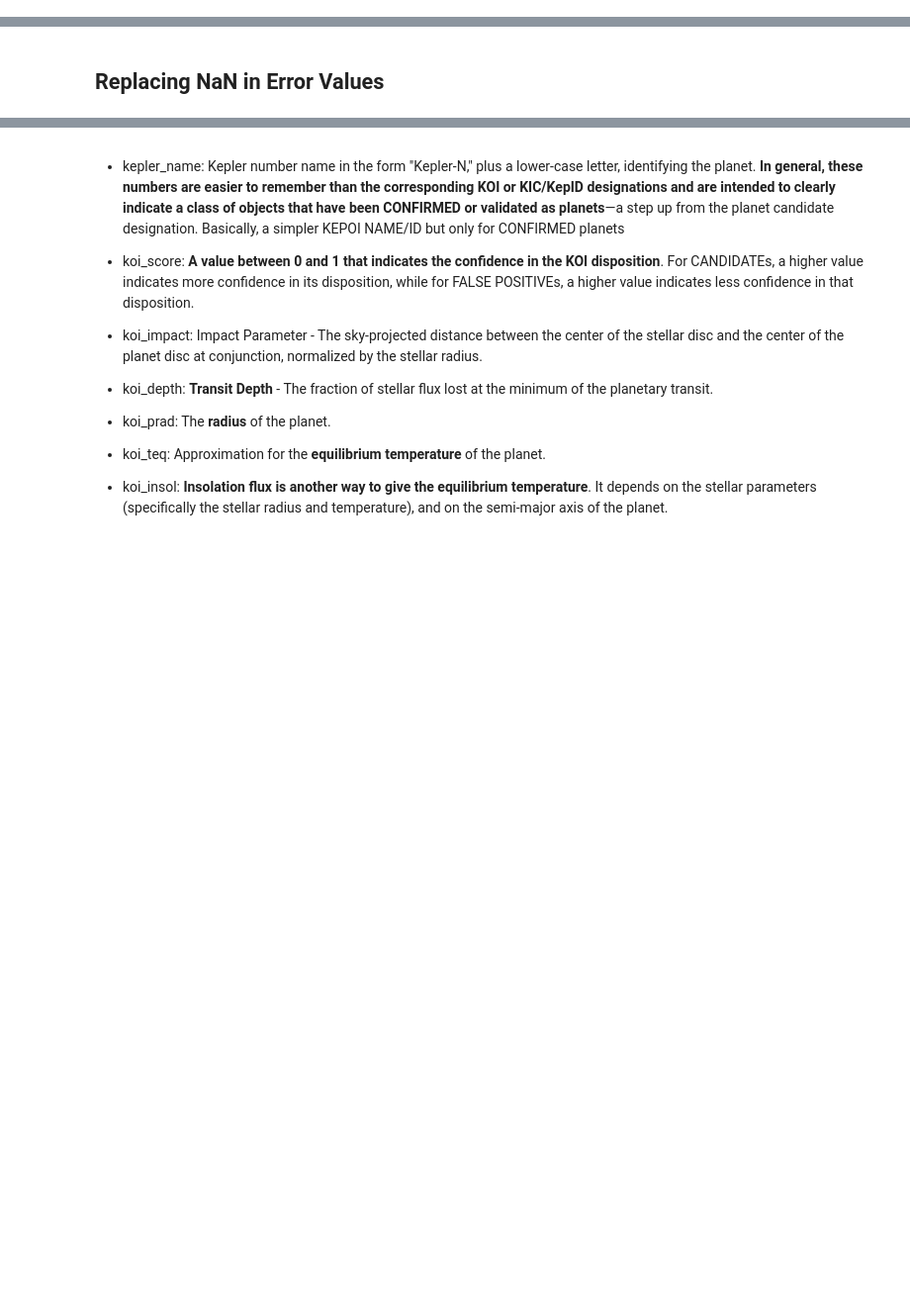
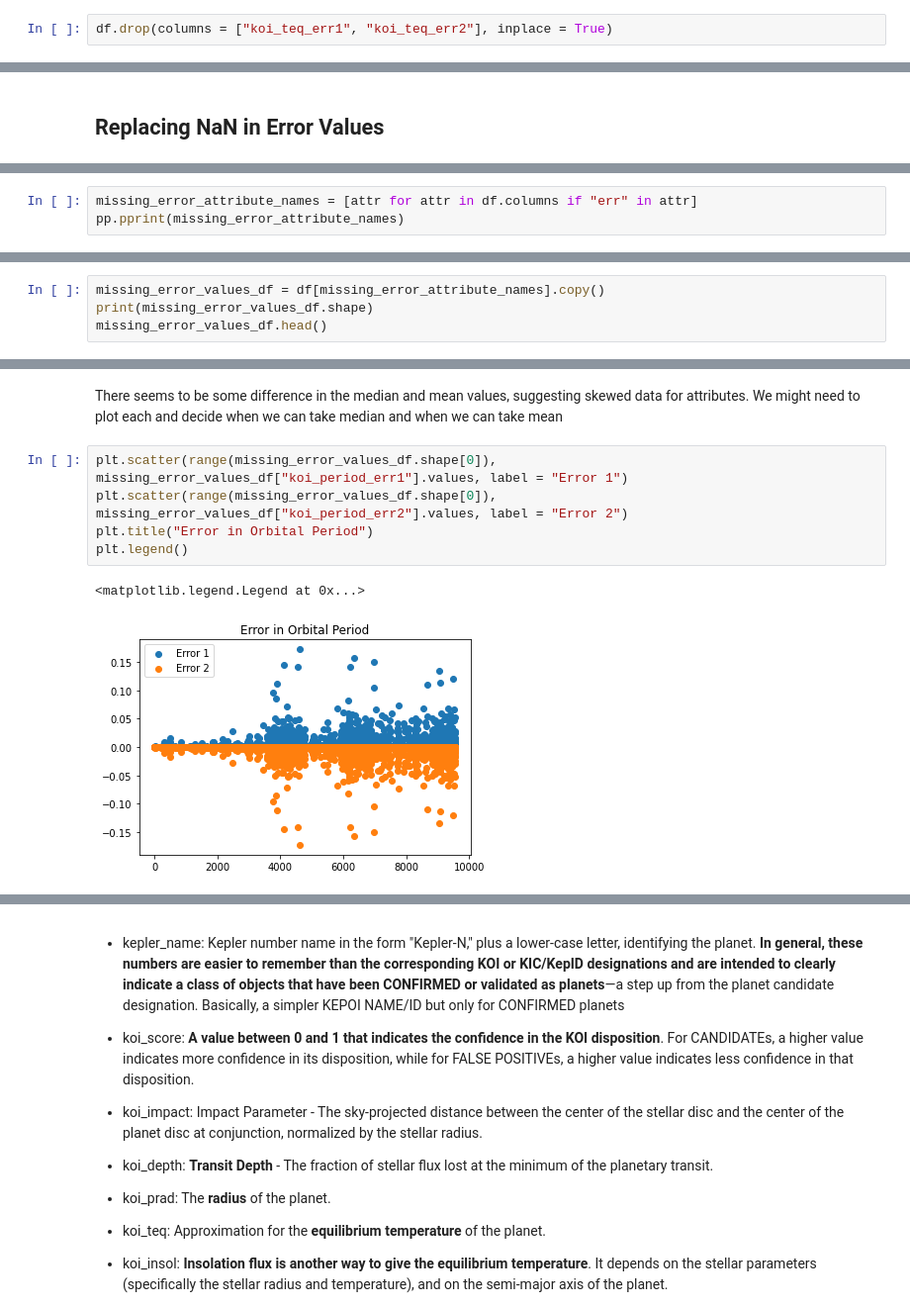
Before and after one commit to aditeyabaral/kepler-exoplanet-analysis, a Jupyter notebook: Data_Cleaning.ipynb, the cells around one changed output, grey strips where cells are left out. Shown at 99% size. Drawn from its saved outputs; the diff is of its cells as text; blank space fills up the shorter version.

```diff
--- a/Data_Cleaning.ipynb
+++ b/Data_Cleaning.ipynb
@@ -57,3 +64,5 @@ pp.pprint(nan_columns)
+# %%
+df.drop(columns = ["koi_teq_err1", "koi_teq_err2"], inplace = True)
 # %% [markdown]
 # Replacing NaN Values
 # %% [markdown]
@@ -66,0 +76,3 @@ There are two broad types of NaN values present.
+# %%
+missing_error_attribute_names = [attr for attr in df.columns if "err" in attr]
+pp.pprint(missing_error_attribute_names)
@@ -66,0 +108,4 @@ There are two broad types of NaN values present.
+# %%
+missing_error_values_df = df[missing_error_attribute_names].copy()
+print(missing_error_values_df.shape)
+missing_error_values_df.head()
@@ -66,0 +139,10 @@ There are two broad types of NaN values present.
+# %% [markdown]
+There seems to be some difference in the median and mean values, suggesting skewed data for attributes. We might need to plot each and decide when we can take median and when we can take mean
+# %%
+plt.scatter(range(missing_error_values_df.shape[0]), missing_error_values_df["koi_period_err1"].values, label = "Error 1")
+plt.scatter(range(missing_error_values_df.shape[0]), missing_error_values_df["koi_period_err2"].values, label = "Error 2")
+plt.title("Error in Orbital Period")
+plt.legend()
+# %% [output]
+<matplotlib.legend.Legend at 0x...>
+[figure, added]
```
Also changed, not shown: parts of 23 cells of this notebook.
